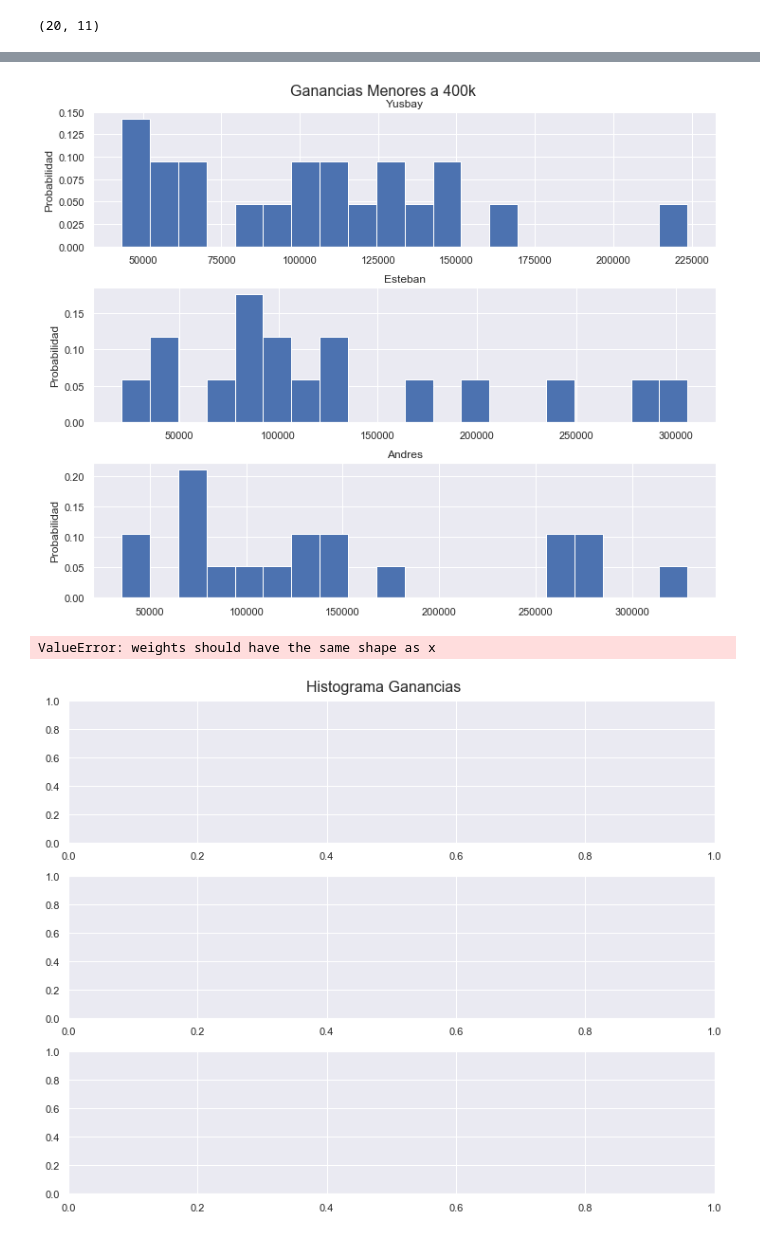
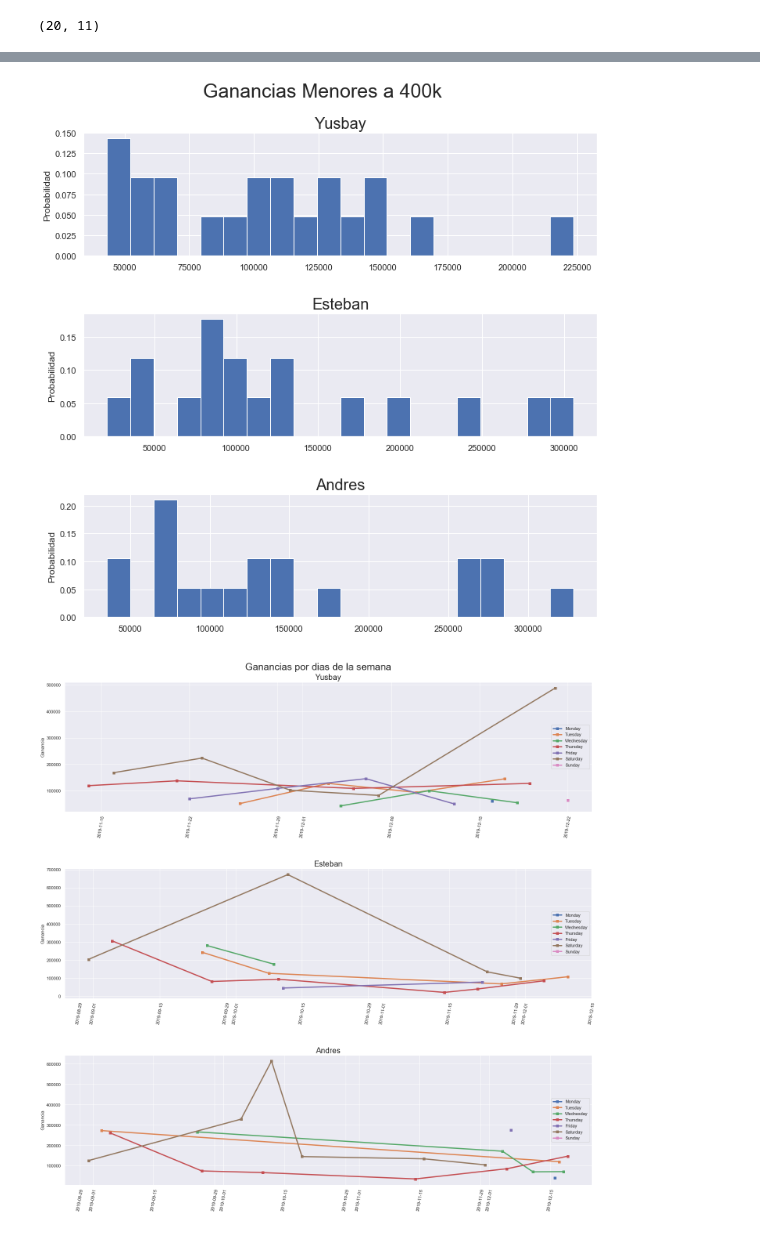
Before and after one commit to AndresJG11/analisis-financiero-trabajo, a Jupyter notebook: Analisis_Trabajo.ipynb, the cells around one changed output, grey strips where cells are left out. Cells and saved outputs as stored; diff of their text form; code cells hidden in the pictures.

```diff
--- a/Analisis_Trabajo.ipynb
+++ b/Analisis_Trabajo.ipynb
@@ -130,29 +108,34 @@ fig.savefig('img/histograma_ganancias.pdf', dpi = 100)
 # %%
-fig, axs = plt.subplots(nrows=3, ncols=1, figsize=(10, 8), constrained_layout=True)
-fig.suptitle('Ganancias Menores a 400k', fontsize=16)
+fig, axs = plt.subplots(nrows=3, ncols=1, figsize=(10, 10), constrained_layout=True)
+fig.suptitle('Ganancias Menores a 400k', fontsize=25)
 for i in range(3):
     a = df[i][df[i]['Ganancia'] < 400000]['Ganancia']
     axs[i].hist(a, weights = np.ones_like(a)/len(a), bins=20);
-    axs[i].set_title(sujetos[i])
+    axs[i].set_title('\n'+sujetos[i], fontsize=20)
     axs[i].set_ylabel('Probabilidad')
 
 plt.show()
-fig.savefig('img/histograma_ganancias_men_400k.pdf', dpi = 600)
+fig.savefig('img/histograma_ganancias_men_400k.png', dpi = 600)
 # %% [output]
-[figure, old version]
+[figure, new version]
-# %%
-fig, axs = plt.subplots(nrows=3, ncols=1, figsize=(10, 8), constrained_layout=True)
-fig.suptitle('Histograma Ganancias', fontsize=16)
-for i in range(3):
-    a = df[i]['Ganancia']
-    axs[i].hist(a, weights = df[i]['Dia Semana'], bins=20);
-    axs[i].set_title(sujetos[i])
-    axs[i].set_ylabel('Probabilidad')
-
-plt.show()
-fig.savefig('img/histograma_ganancias.pdf', dpi = 100)
-# %% [output]
-ValueError: weights should have the same shape as x
-[figure, removed]
+# %%
+fig = plt.figure(figsize=(20,20))
+days = ['Monday', 'Tuesday', 'Wednesday', 'Thursday', 'Friday', 'Saturday', 'Sunday']
+for i in range(3):
+    ax1 = fig.add_subplot(311+i)
+    plt.xticks(rotation=80)
+    # print(df[i][df[i]['Dia Semana'] == 'Friday'].index)
+    for day_week in days:
+        plt.plot(df[i][df[i]['Dia Semana'] == day_week].index, df[i][df[i]['Dia Semana'] == day_week]['Ganancia'], '-s', linewidth = 3);
+    ax1.set_title('\n \n'+sujetos[i], fontsize=20)
+    ax1.set_ylabel('Ganancia')
+    plt.legend(days, loc='center right')
+    fig.tight_layout()
+
+plt.suptitle('Ganancias por dias de la semana', size=25)
+plt.show()
+fig.savefig('img/ganancia_dias.png', dpi = 200)
+# %% [output]
+[figure, added]
 # %%
 # %% [output]
```
Also changed, not shown: parts of 6 cells of this notebook, 7 other files.
